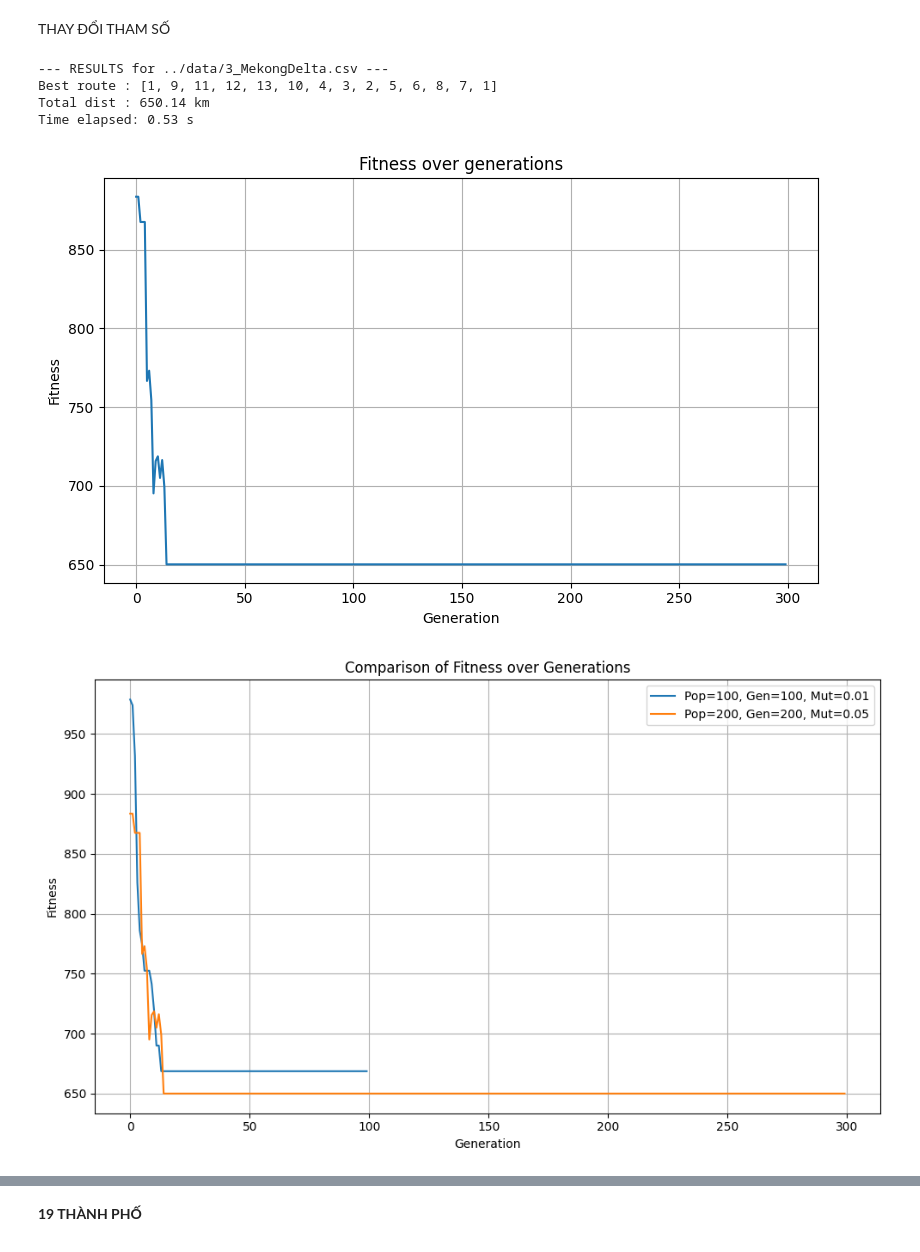
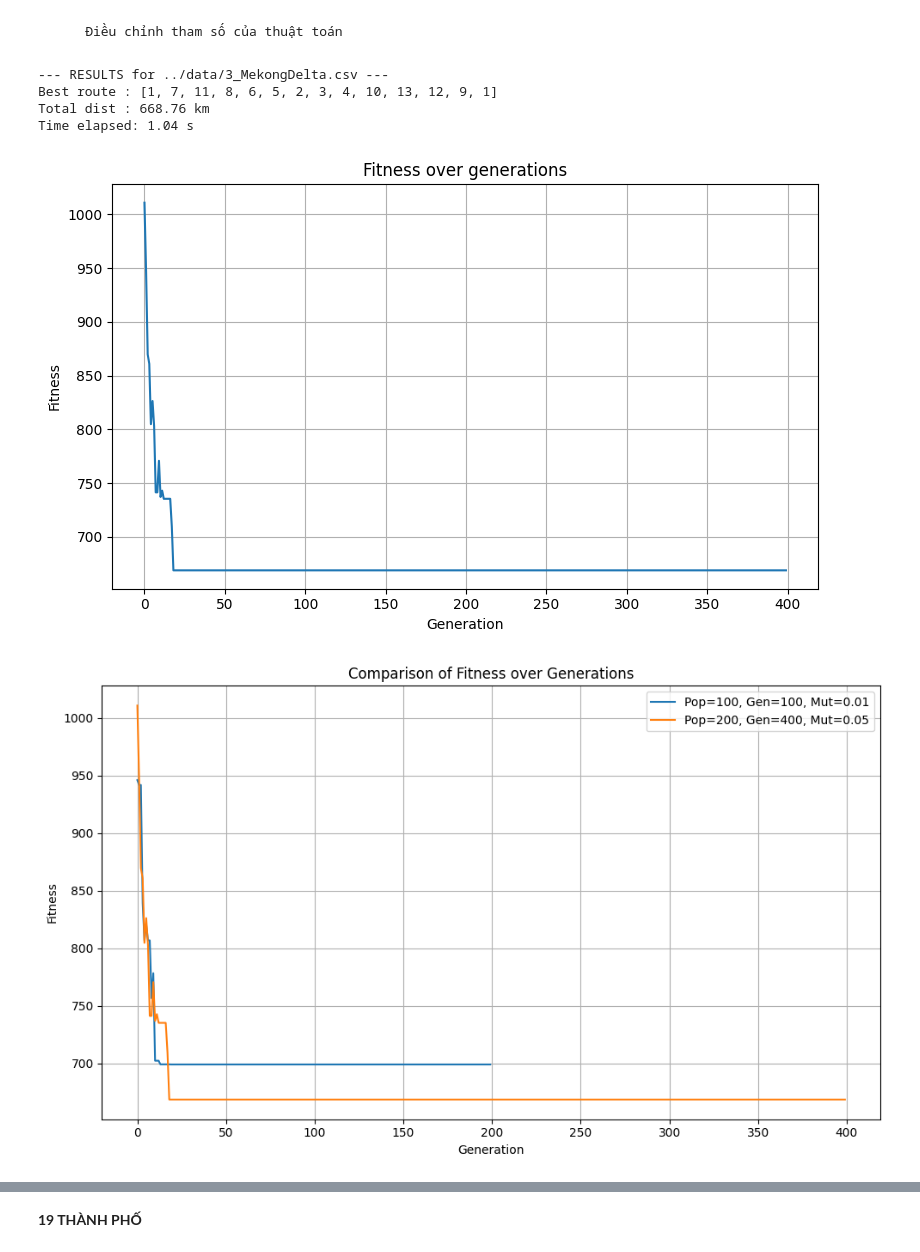
Before and after one commit to thilinnd/GA_TSP, a Jupyter notebook: src/data_optimal.ipynb, the cells around one changed output, grey strips where cells are left out. Saved outputs shown, nothing was run; the diff lists cells and outputs as text; code cells hidden in the pictures.

```diff
--- a/src/data_optimal.ipynb
+++ b/src/data_optimal.ipynb
@@ -8,7 +8,7 @@ from GA import solve
 def analyze_ga(
     csv_file: str,
     population_size: int = 100,
-    generations: int = 100,
+    generations: int = 200,
     mutation_rate: float = 0.01,
     mutation_algorithm: str = 'swap',
     crossover_algorithm: str = 'single_point',
@@ -111,26 +144,26 @@ Time elapsed: 0.06 s
-# %% [markdown]
-THAY ĐỔI THAM SỐ
+# %% [markdown]
+        Điều chỉnh tham số của thuật toán
 # %%
-result2= analyze_ga(
+resultT11= analyze_ga(
     "../data/3_MekongDelta.csv",
-    population_size=300,
-    generations=300,
+    population_size=200,
+    generations=400,
     mutation_rate=0.05
 )
 # %% [output]
 --- RESULTS for ../data/3_MekongDelta.csv ---
-Best route : [1, 9, 11, 12, 13, 10, 4, 3, 2, 5, 6, 8, 7, 1]
-Total dist : 650.14 km
-Time elapsed: 0.53 s
+Best route : [1, 7, 11, 8, 6, 5, 2, 3, 4, 10, 13, 12, 9, 1]
+Total dist : 668.76 km
+Time elapsed: 1.04 s
-[figure, old version]
+[figure, new version]
 # %%
 plt.figure(figsize=(10,6))
 
 # Vẽ fitness của result1
-plt.plot(result1['fitness_history'], label='Pop=100, Gen=100, Mut=0.01')
+plt.plot(resultT1['fitness_history'], label='Pop=100, Gen=100, Mut=0.01')
 
 # Vẽ fitness của result2
-plt.plot(result2['fitness_history'], label='Pop=200, Gen=200, Mut=0.05')
+plt.plot(resultT11['fitness_history'], label='Pop=200, Gen=400, Mut=0.05')
 
 plt.title('Comparison of Fitness over Generations')
 plt.xlabel('Generation')
@@ -140,4 +173,4 @@ plt.grid(True)
 plt.tight_layout()
 plt.show()
 # %% [output]
-[figure, old version]
+[figure, new version]
```
Also changed, not shown: parts of 26 cells of this notebook.
